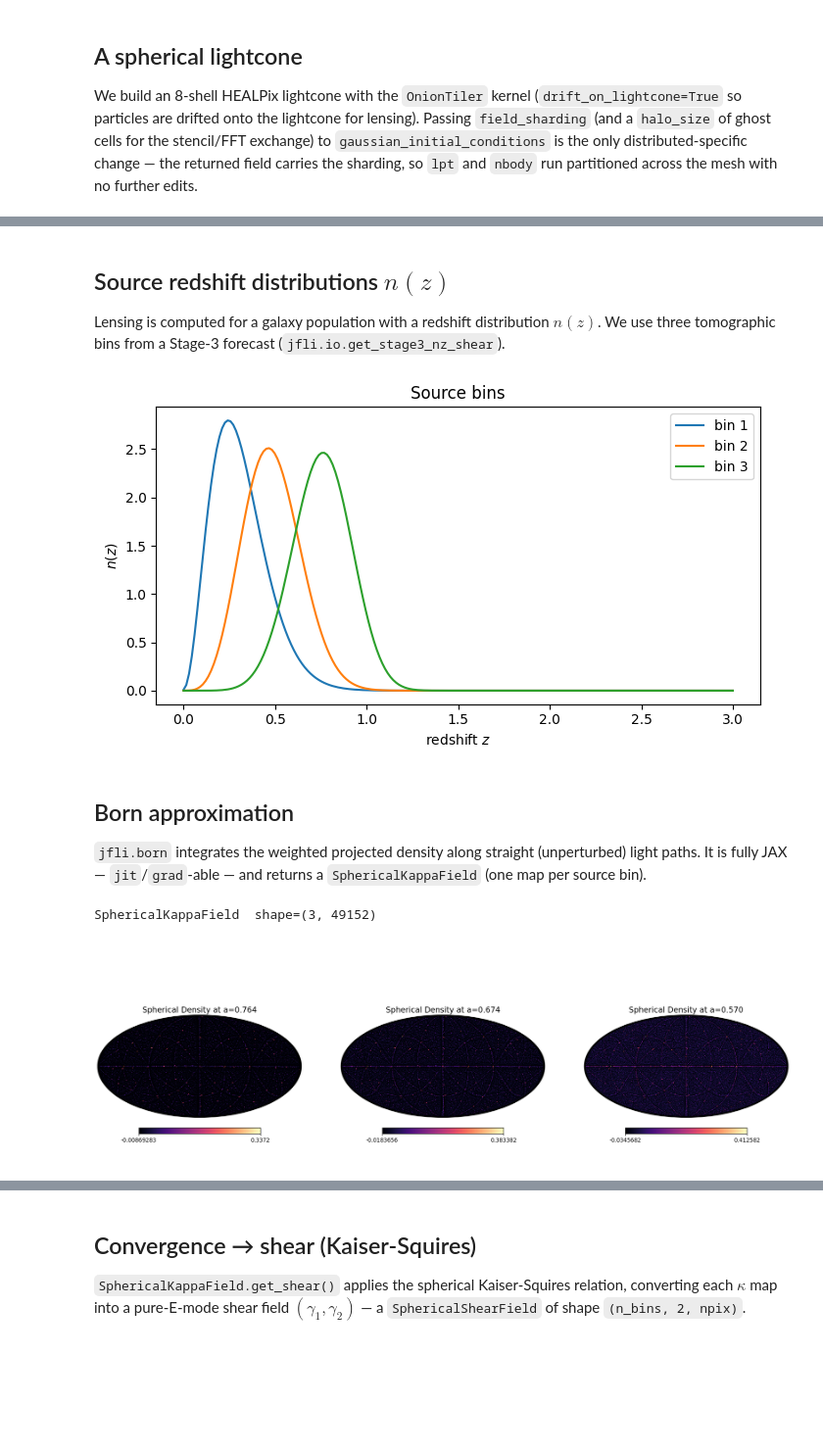
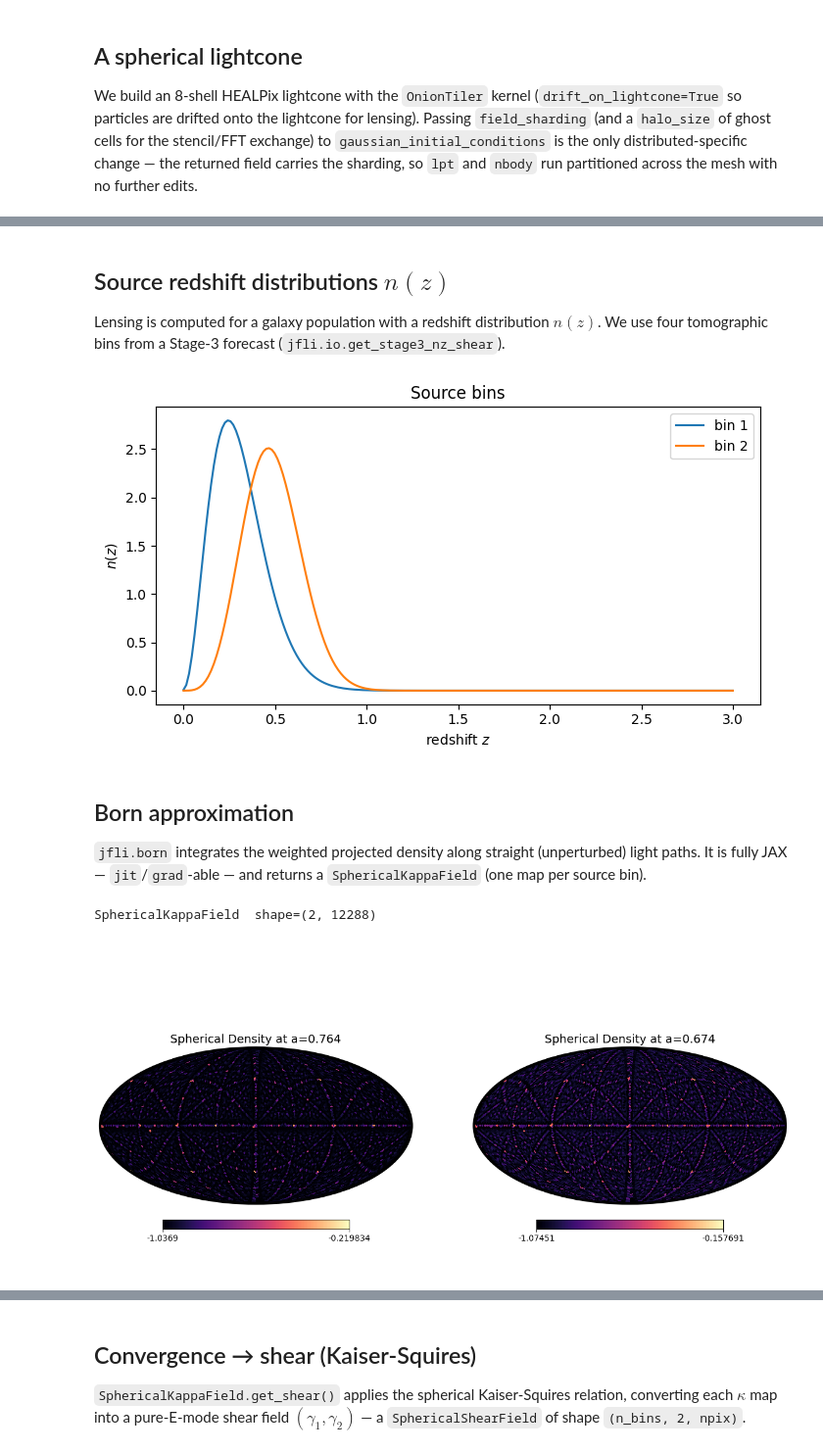
Before and after one commit to ASKabalan/jax-fli, a Jupyter notebook: docs/2-advanced-usage/09-Lensing.ipynb, the cells around one changed output, grey strips where cells are left out. Shown at 98% size. Cells and saved outputs as stored; diff of their text form; code cells hidden in the pictures; blank space fills up the shorter version.

```diff
--- a/docs/2-advanced-usage/09-Lensing.ipynb
+++ b/docs/2-advanced-usage/09-Lensing.ipynb
@@ -64,5 +72,9 @@ mesh** so that the first two spatial dimensions of the 3-D field are each partit
 # %%
-mesh = jax.make_mesh((8, 1), ("x", "y"), axis_types=(AxisType.Auto, AxisType.Auto))
+# Lensing-oriented mesh: `x` carries npix/space, `y` carries the n_bins tomographic source bins.
+# (N // n_bins, n_bins) trades some npix sharding to distribute the per-bin Kaiser-Squires
+# (get_shear) across devices. A pure density sim is more efficient on (N, 1) -- see 05-Distributed-PM.
+n_bins = 2
+mesh = jax.make_mesh((jax.device_count() // n_bins, n_bins), ("x", "y"), axis_types=(AxisType.Auto, AxisType.Auto))
 sharding = NamedSharding(mesh, P("x", "y"))
 print(f"Mesh shape     : {mesh.shape}")
 print(f"Partition spec : {sharding.spec}")
@@ -76,12 +91,25 @@ only distributed-specific change &mdash; the returned field carries the sharding
 `nbody` run partitioned across the mesh with no further edits.
 # %%
 key = jax.random.PRNGKey(0)
-mesh_size = (1000, 1000, 1000)
-box_size = (3000.0, 3000.0, 3000.0)
-halo_size = (32, 32)
-nside = 1024
+cosmo = jc.Planck18()
+
+# --- Resolution -------------------------------------------------------------------------------
+# HPC values are ACTIVE. To run locally (a laptop / a few CPU devices) comment the HPC line and
+# uncomment the local-testing one. The figures committed in this notebook are from a low-res CPU
+# run; rerun at the HPC settings on the cluster for production-resolution maps.
+mesh_size = (800, 800, 800)  # HPC
+# mesh_size = (32, 32, 32)   # local testing
+nside = 512  # HPC
+# nside = 32   # local testing
+halo_size = (50, 50)  # HPC
+# halo_size = (4, 4)   # local testing
 nb_shells = 8
-cosmo = jc.Planck18()
+
+# OnionTiler tiles the lightcone from periodic copies of the box, so a shell can extend beyond the
+# primary box. We therefore only need a box half the comoving distance to z = 1 -- the tiler fills
+# the rest from the neighbouring copy.
+box_size = jfli.compute_box_size_from_redshift(cosmo, 1.0, observer_position=(0.5, 0.5, 0.5)) / 2
+box_size = tuple(float(b) for b in box_size)
 
 initial_field = jfli.gaussian_initial_conditions(
     key,
@@ -109,10 +169,10 @@ print(f"lightcone: {lightcone.shape}, scale factors: {np.asarray(lightcone.scale
 # %% [markdown]
 ## Source redshift distributions $n(z)$
 
-Lensing is computed for a galaxy population with a redshift distribution $n(z)$. We use three
+Lensing is computed for a galaxy population with a redshift distribution $n(z)$. We use four
 tomographic bins from a Stage-3 forecast (`jfli.io.get_stage3_nz_shear`).
 # %%
-nz_sources = jfli.io.get_stage3_nz_shear()[:3]
+nz_sources = jfli.io.get_stage3_nz_shear()[:n_bins]
 
 z = jnp.linspace(0.0, 3.0, 200)
 plt.figure(figsize=(7, 4))
@@ -125,7 +185,7 @@ plt.title("Source bins")
 plt.tight_layout()
 plt.show()
 # %% [output]
-[figure, old version]
+[figure, new version]
 # %% [markdown]
 ## Born approximation
 
@@ -135,7 +195,7 @@ bin).
 # %%
 kappa_born = jfli.born(cosmo, lightcone, nz_shear=nz_sources)
 print(f"{type(kappa_born).__name__}  shape={kappa_born.shape}")
-kappa_born.apply_fn(jnp.log1p).show(ncols=3)
+kappa_born.apply_fn(lambda x: jnp.log10(x + 0.1)).show(ncols=3)
 # %% [output]
-SphericalKappaField  shape=(3, 49152)
+SphericalKappaField  shape=(2, 12288)
-[figure, old version]
+[figure, new version]
```
Also changed, not shown: parts of 17 cells of this notebook, 12 other files.
